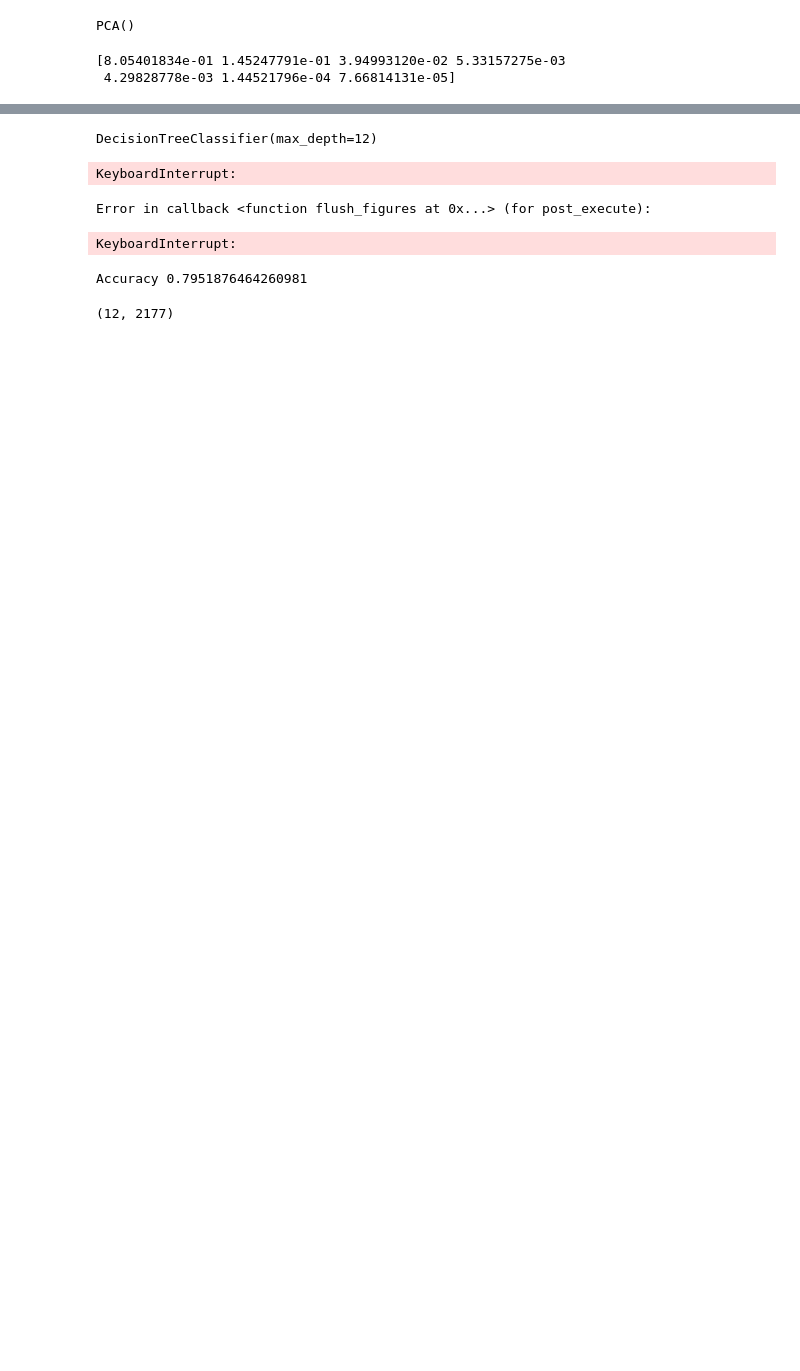
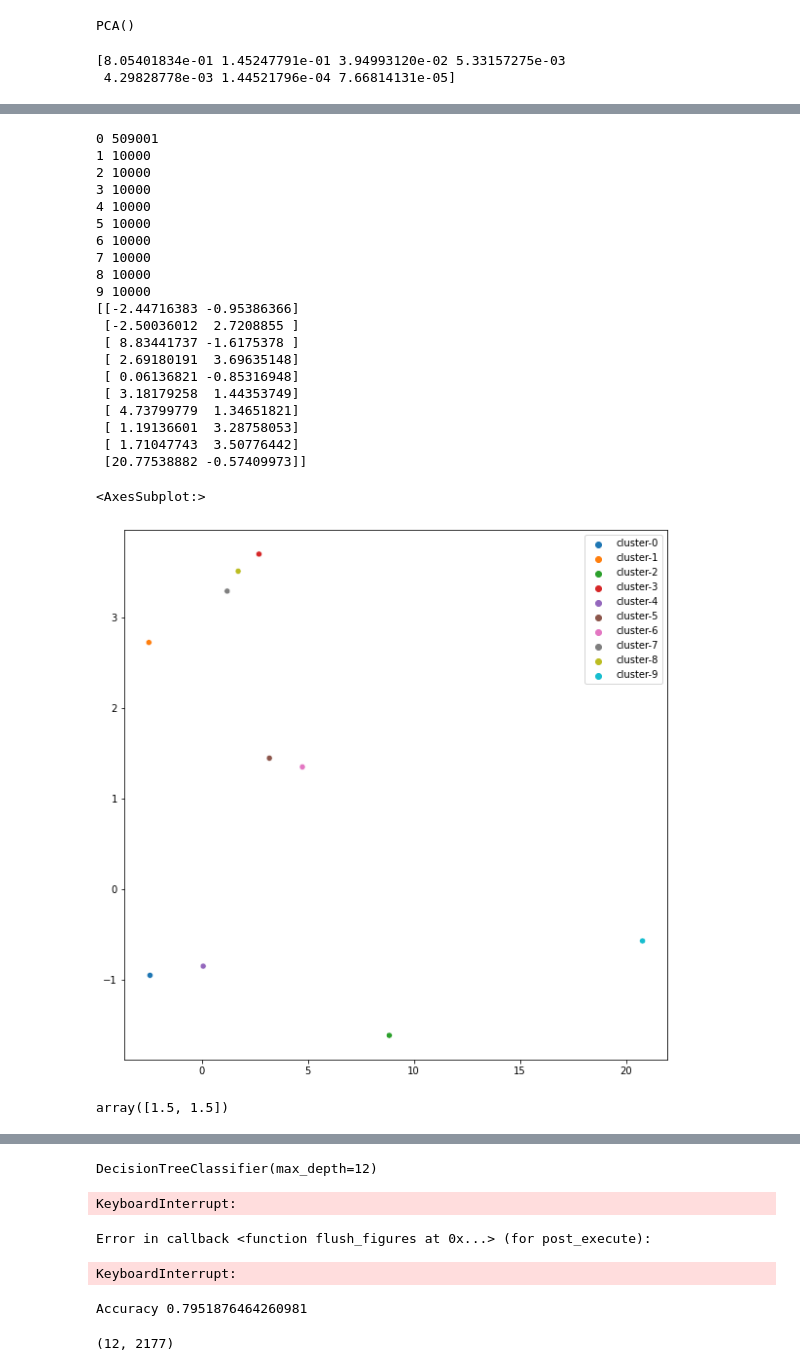
Before and after one commit to BharathKumarDP/DGA_detection, a Jupyter notebook: Classification.ipynb, the cells around one changed output, grey strips where cells are left out. Saved outputs shown, nothing was run; the diff lists cells and outputs as text; code cells hidden in the pictures; blank space fills up the shorter version.

```diff
--- a/Classification.ipynb
+++ b/Classification.ipynb
@@ -43,0 +127,48 @@ reduced_X.shape
+# %%
+#trying to find mean of each class
+def mean_class(num):
+    class_X=[]
+    for i in range(len(c_label)):
+        if c_label[i]==num:
+            class_X.append(reduced_X[i])
+            #print(i)
+    print(num,len(class_X))
+    class_X=np.array(class_X)
+    return np.mean(class_X,axis=0)
+
+means=[]
+for i in range(10):
+    means.append(mean_class(i))
+
+means=np.array(means)
+print(means)
+fig = plt.figure(figsize=(10, 10))
+sns.scatterplot(means[:,0], means[:,1],hue=["cluster-{}".format(x) for x in range(10)])
+# %% [output]
+0 509001
+1 10000
+2 10000
+3 10000
+4 10000
+5 10000
+6 10000
+7 10000
+8 10000
+9 10000
+[[-2.44716383 -0.95386366]
+ [-2.50036012  2.7208855 ]
+ [ 8.83441737 -1.6175378 ]
+ [ 2.69180191  3.69635148]
+ [ 0.06136821 -0.85316948]
+ [ 3.18179258  1.44353749]
+ [ 4.73799779  1.34651821]
+ [ 1.19136601  3.28758053]
+ [ 1.71047743  3.50776442]
+ [20.77538882 -0.57409973]]
+<AxesSubplot:>
+[figure, added]
+# %%
+arr=np.array([[1,2],[2,1]])
+np.mean(arr,axis=0)
+# %% [output]
+array([1.5, 1.5])
```
Also changed, not shown: parts of 10 cells of this notebook, 4 other files.
